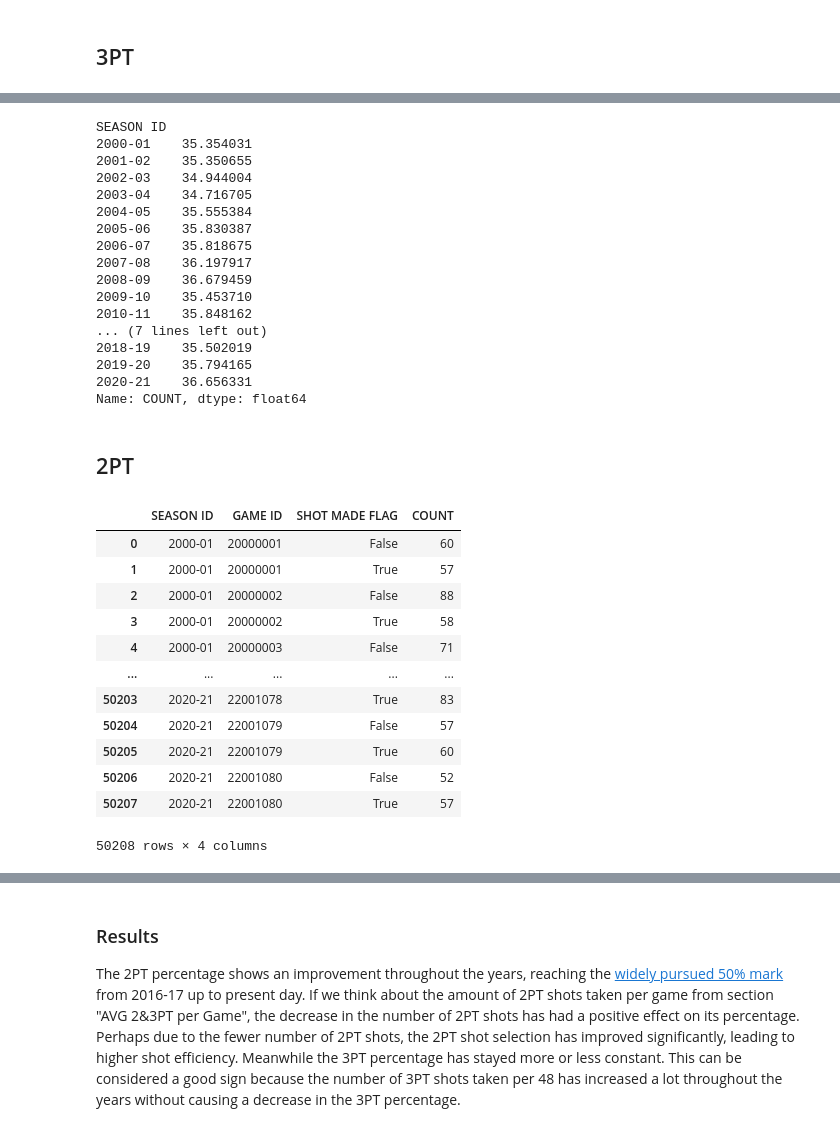
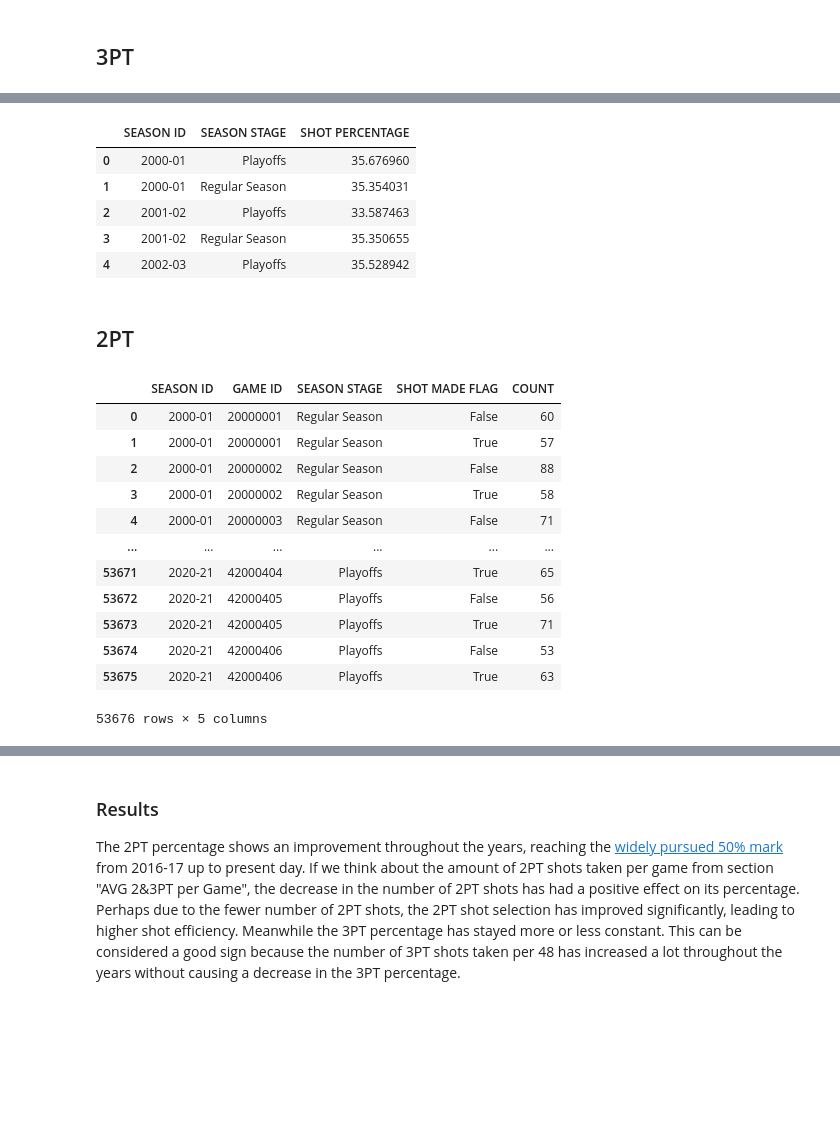
Before and after one commit to kmcsquared/TFM, a Jupyter notebook: shots.ipynb, the cells around one changed output, grey strips where cells are left out. Saved outputs shown, nothing was run; the diff lists cells and outputs as text; code cells hidden in the pictures; blank space fills up the shorter version.

```diff
--- a/shots.ipynb
+++ b/shots.ipynb
@@ -98,7 +97,7 @@ seasons = [
 # all_shots.head()
 # %%
 # Load all shots
-all_shots = pd.read_csv('./Data/Shots/all_shots.csv', index_col=0)
+all_shots = pd.read_csv('Data/Shots/all_shots.csv', index_col=0)
 all_shots
 # %% [output]
 |  | SEASON ID | SEASON STAGE | GAME ID | PLAYER ID | PLAYER NAME | TEAM ID | TEAM NAME | PERIOD | ... |
@@ -411,55 +535,45 @@ three_pointers
 # GOAL: Calculate 3PT percentages
 
 # Separate makes and misses
-three_pointers_made = three_pointers[three_pointers['SHOT MADE FLAG']].reset_index(drop=True) # 25104 rows
-three_pointers_made = three_pointers_made.groupby(['SEASON ID']).sum()['COUNT']
+three_pointers_made = three_pointers[three_pointers['SHOT MADE FLAG']].reset_index(drop=True)
+three_pointers_made = three_pointers_made.groupby(['SEASON ID', 'SEASON STAGE']).sum()['COUNT']
 
-three_pointers_miss = three_pointers[~three_pointers['SHOT MADE FLAG']].reset_index(drop=True) # 25104 rows
-three_pointers_miss = three_pointers_miss.groupby(['SEASON ID']).sum()['COUNT']
+three_pointers_miss = three_pointers[~three_pointers['SHOT MADE FLAG']].reset_index(drop=True)
+three_pointers_miss = three_pointers_miss.groupby(['SEASON ID', 'SEASON STAGE']).sum()['COUNT']
 
 # Calculate shot percentage
-three_pointers_percentage = 100 * three_pointers_made / (three_pointers_made + three_pointers_miss)
-three_pointers_percentage
+three_pointers_percentage = 100*three_pointers_made / (three_pointers_made + three_pointers_miss)
+three_pointers_percentage = three_pointers_percentage.reset_index().rename(columns={'COUNT': 'SHOT PERCENTAGE'})
+three_pointers_percentage.head()
 # %% [output]
-SEASON ID
-2000-01    35.354031
-2001-02    35.350655
-2002-03    34.944004
-2003-04    34.716705
-2004-05    35.555384
-2005-06    35.830387
-2006-07    35.818675
-2007-08    36.197917
-2008-09    36.679459
-2009-10    35.453710
-2010-11    35.848162
-... (7 lines left out)
-2018-19    35.502019
-2019-20    35.794165
-2020-21    36.656331
-Name: COUNT, dtype: float64
+|  | SEASON ID | SEASON STAGE | SHOT PERCENTAGE |
+| 0 | 2000-01 | Playoffs | 35.676960 |
+| 1 | 2000-01 | Regular Season | 35.354031 |
+| 2 | 2001-02 | Playoffs | 33.587463 |
+| 3 | 2001-02 | Regular Season | 35.350655 |
+| 4 | 2002-03 | Playoffs | 35.528942 |
 # %% [markdown]
 ## 2PT
 # %%
 # GOAL: Extract 2 pointers
 
 two_pointers = all_shots[all_shots['SHOT TYPE'] == 2]
-two_pointers = two_pointers.groupby(['SEASON ID', 'GAME ID', 'SHOT MADE FLAG']).size().reset_index(name='COUNT')
-two_pointers # 50208 rows (as expected)
+two_pointers = two_pointers.groupby(['SEASON ID', 'GAME ID', 'SEASON STAGE', 'SHOT MADE FLAG']).size().reset_index(name='COUNT')
+two_pointers # 53676 rows (as expected)
 # %% [output]
-|  | SEASON ID | GAME ID | SHOT MADE FLAG | COUNT |
-| 0 | 2000-01 | 20000001 | False | 60 |
-| 1 | 2000-01 | 20000001 | True | 57 |
-| 2 | 2000-01 | 20000002 | False | 88 |
-| 3 | 2000-01 | 20000002 | True | 58 |
-| 4 | 2000-01 | 20000003 | False | 71 |
-| ... | ... | ... | ... | ... |
-| 50203 | 2020-21 | 22001078 | True | 83 |
-| 50204 | 2020-21 | 22001079 | False | 57 |
-| 50205 | 2020-21 | 22001079 | True | 60 |
-| 50206 | 2020-21 | 22001080 | False | 52 |
-| 50207 | 2020-21 | 22001080 | True | 57 |
+|  | SEASON ID | GAME ID | SEASON STAGE | SHOT MADE FLAG | COUNT |
+| 0 | 2000-01 | 20000001 | Regular Season | False | 60 |
+| 1 | 2000-01 | 20000001 | Regular Season | True | 57 |
+| 2 | 2000-01 | 20000002 | Regular Season | False | 88 |
+| 3 | 2000-01 | 20000002 | Regular Season | True | 58 |
+| 4 | 2000-01 | 20000003 | Regular Season | False | 71 |
+| ... | ... | ... | ... | ... | ... |
+| 53671 | 2020-21 | 42000404 | Playoffs | True | 65 |
+| 53672 | 2020-21 | 42000405 | Playoffs | False | 56 |
+| 53673 | 2020-21 | 42000405 | Playoffs | True | 71 |
+| 53674 | 2020-21 | 42000406 | Playoffs | False | 53 |
+| 53675 | 2020-21 | 42000406 | Playoffs | True | 63 |
-50208 rows × 4 columns
+53676 rows × 5 columns
 # %%
 # GOAL: Calculate 2PT percentages
 
```
Also changed, not shown: parts of 24 cells of this notebook, 3 other files.
